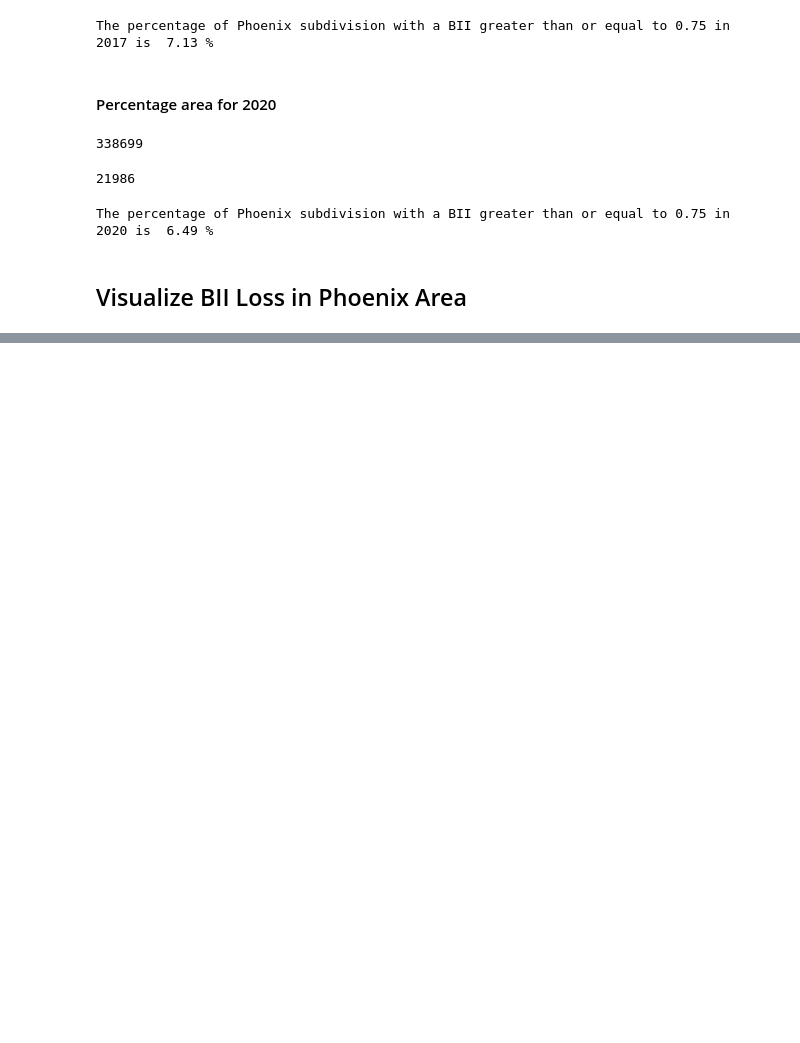
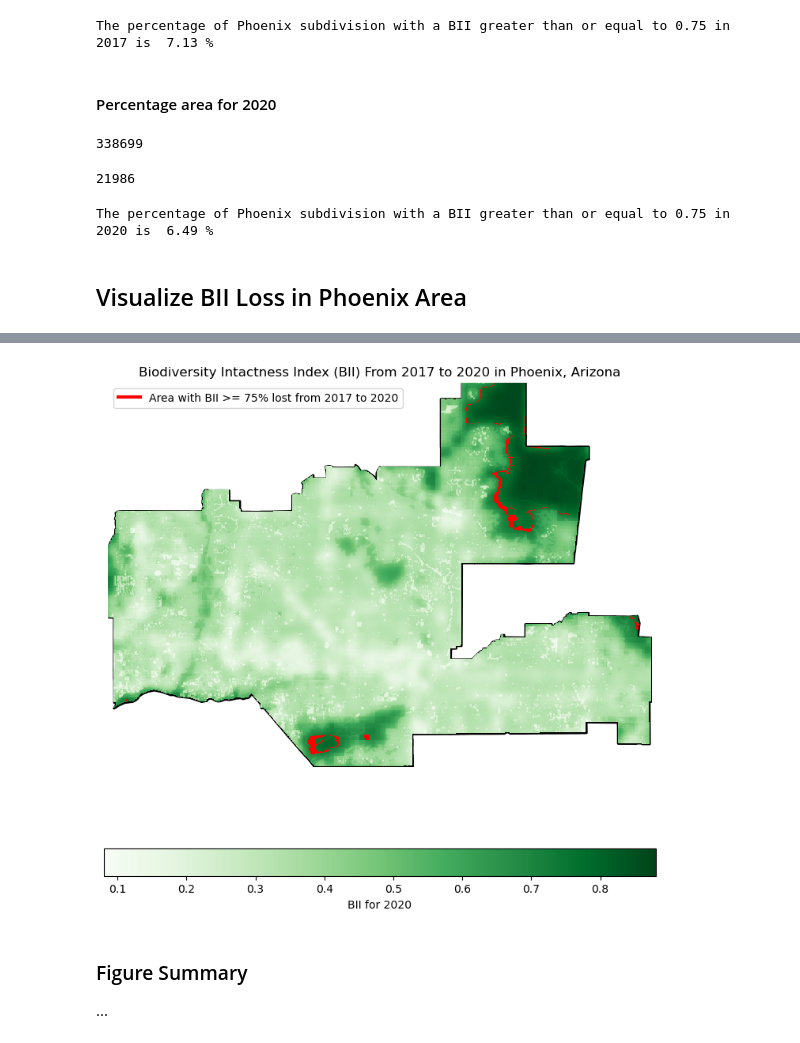
Before and after one commit to evajnewby/Phoenix-BII, a Jupyter notebook: phoenix_biodiversity.ipynb, the cells around one changed output, grey strips where cells are left out. Drawn from its saved outputs; the diff is of its cells as text; code cells hidden in the pictures; blank space fills up the shorter version.

```diff
--- a/phoenix_biodiversity.ipynb
+++ b/phoenix_biodiversity.ipynb
@@ -342,0 +365,39 @@ pct_loss = bii2017_75
+# %%
+# Initialize Plot
+fig, ax = plt.subplots(figsize = (9,9))
+
+# Add Basemap
+phoenix.plot(ax=ax,
+            edgecolor = "black",
+            linewidth = 2)
+
+# Add 2020 BII
+bii2020_clip.plot(ax=ax,
+                  cmap = 'Greens',
+                  cbar_kwargs = {"location": "bottom",
+                                 "label": "BII for 2020"})
+
+# Add BII difference
+bii_loss.plot(ax=ax,
+              cmap=cmap,
+              add_colorbar = False)
+
+# Turn off axis
+ax.set_axis_off()
+
+# Set title
+ax.set_title("Biodiversity Intactness Index (BII) From 2017 to 2020 in Phoenix, Arizona")
+
+# Create custom legend
+custom_legend = Line2D([0], [0], color='red', lw=3, label='Area with BII >= 75% lost from 2017 to 2020')
+
+# Add the legend
+ax.legend(handles=[custom_legend], loc='upper left', fontsize=10)
+
+plt.show()
+# %% [output]
+[figure, added]
+# %% [markdown]
+### Figure Summary
+
+...
```
Also changed, not shown: parts of 6 cells of this notebook.
